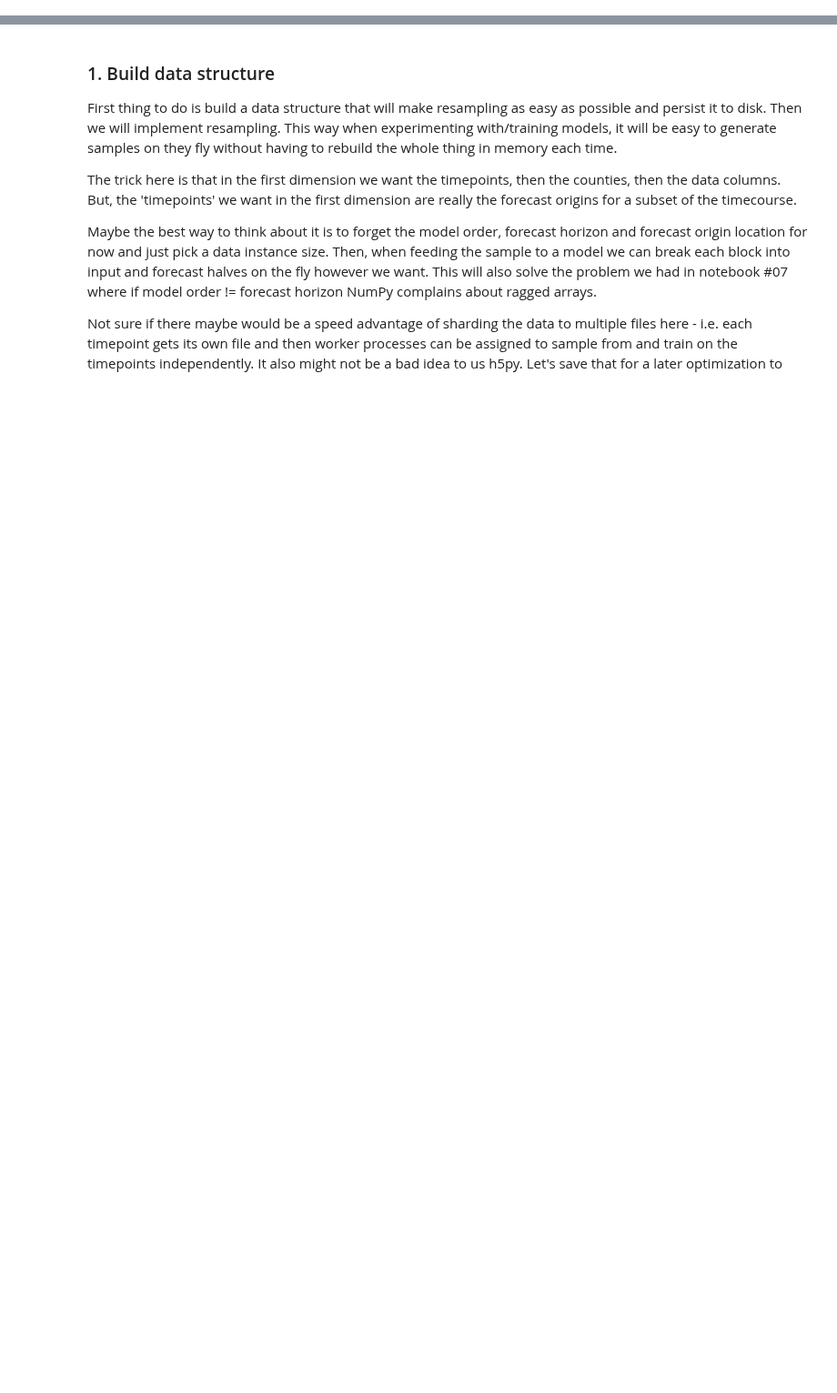
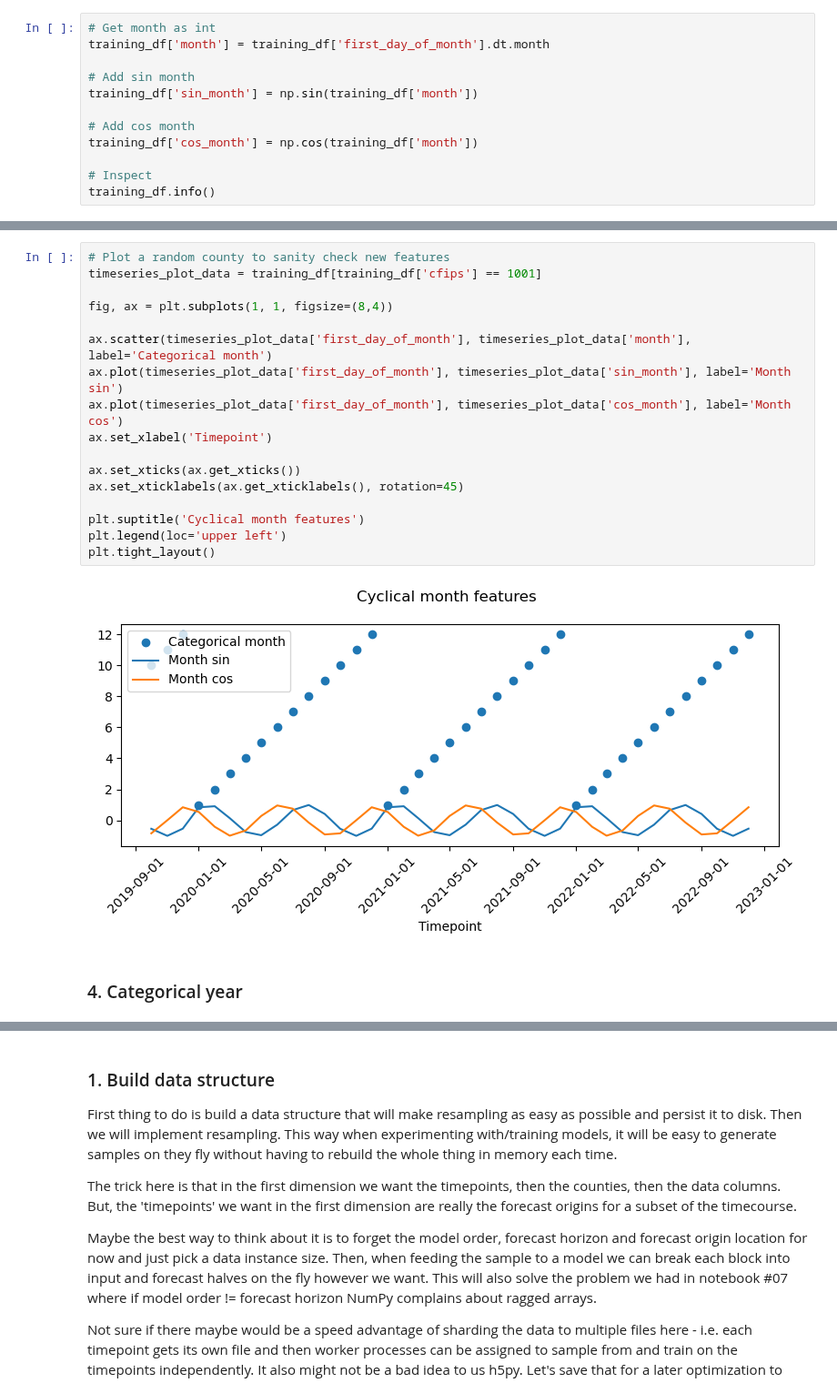
Before and after one commit to gperdrizet/kaggle_microbusiness, a Jupyter notebook: notebooks/09.2-parse_supplemented_data_for_structured_bootstrapping.ipynb, the cells around one changed output, grey strips where cells are left out. Shown at 91% size. Saved outputs shown, nothing was run; the diff lists cells and outputs as text; blank space fills up the shorter version.

```diff
--- a/notebooks/09.2-parse_supplemented_data_for_structured_bootstrapping.ipynb
+++ b/notebooks/09.2-parse_supplemented_data_for_structured_bootstrapping.ipynb
@@ -84,0 +94,12 @@ training_df.head()
+# %%
+# Get month as int
+training_df['month'] = training_df['first_day_of_month'].dt.month
+
+# Add sin month
+training_df['sin_month'] = np.sin(training_df['month'])
+
+# Add cos month
+training_df['cos_month'] = np.cos(training_df['month'])
+
+# Inspect
+training_df.info()
@@ -84,0 +124,22 @@ training_df.head()
+# %%
+# Plot a random county to sanity check new features
+timeseries_plot_data = training_df[training_df['cfips'] == 1001]
+
+fig, ax = plt.subplots(1, 1, figsize=(8,4))
+
+ax.scatter(timeseries_plot_data['first_day_of_month'], timeseries_plot_data['month'], label='Categorical month')
+ax.plot(timeseries_plot_data['first_day_of_month'], timeseries_plot_data['sin_month'], label='Month sin')
+ax.plot(timeseries_plot_data['first_day_of_month'], timeseries_plot_data['cos_month'], label='Month cos')
+ax.set_xlabel('Timepoint')
+
+ax.set_xticks(ax.get_xticks())
+ax.set_xticklabels(ax.get_xticklabels(), rotation=45)
+
+plt.suptitle('Cyclical month features')
+plt.legend(loc='upper left')
+plt.tight_layout()
+# %% [output]
+[figure, added]
+# %% [markdown]
+<a name="year"></a>
+### 4. Categorical year
```
Also changed, not shown: parts of 14 cells of this notebook.
